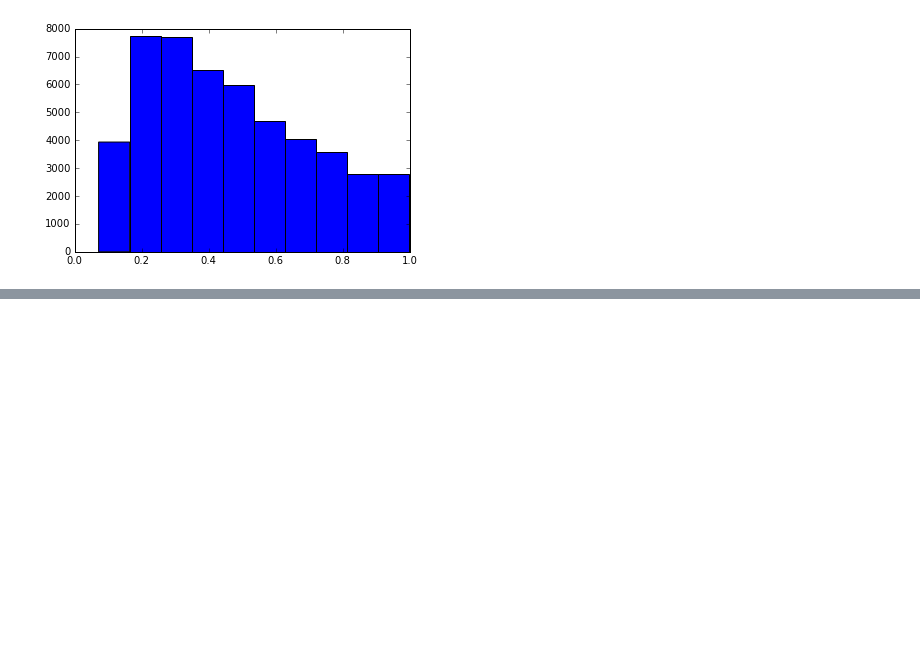
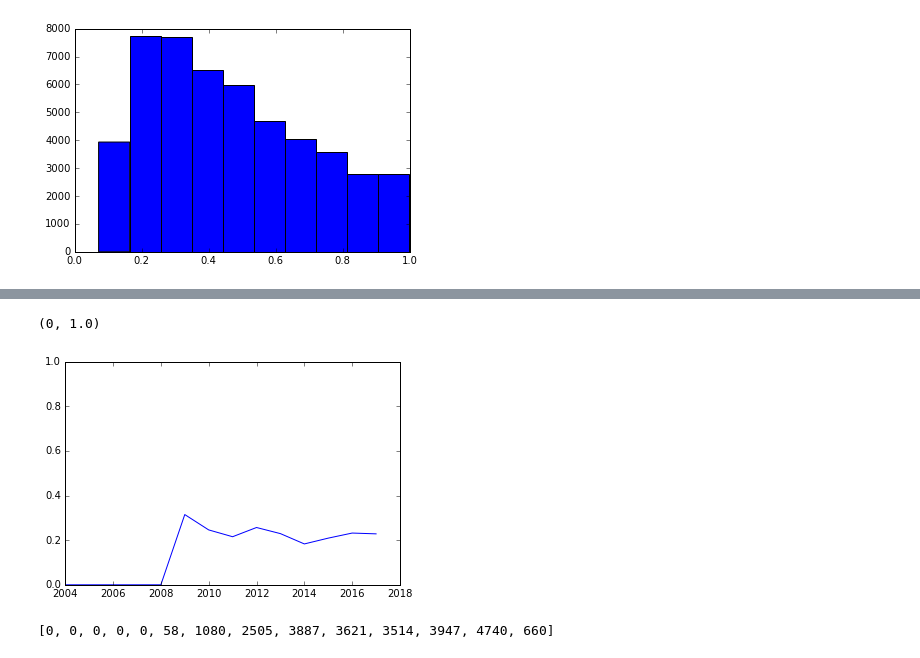
Before and after one commit to CornellDataScience/Yelp, a Jupyter notebook: salt-baes/Veronica/vmo5_eliteusers.ipynb, the cells around one changed output, grey strips where cells are left out. Saved outputs shown, nothing was run; the diff lists cells and outputs as text; code cells hidden in the pictures; blank space fills up the shorter version.

```diff
--- a/salt-baes/Veronica/vmo5_eliteusers.ipynb
+++ b/salt-baes/Veronica/vmo5_eliteusers.ipynb
@@ -162,3 +200,9 @@ tipyears = groupTipsbyYear(tip)
+# %%
+tipelites11 = getTipElites(tipyears[11], elites[11]) #2015
+# %%
+tipelites12 = getTipElites(tipyears[12], elites[12]) #2016
+# %%
+tipelites13 = getTipElites(tipyears[13], elites[13]) #2017
 # %%
 len_tipyears=[]
 for x in tipyears:
@@ -171,0 +241,7 @@ NameError: name 'tipelites' is not defined
+# %%
+#How many of these tips are coming from the same individuals?
+plt.plot(yearspossible, percent_tipsfromelites)
+plt.ylim(0, 1.0)
+# %% [output]
+(0, 1.0)
+[figure, added]
@@ -171,0 +271,4 @@ NameError: name 'tipelites' is not defined
+# %%
+print [len(x[a].keys()) for a in yearspossible]
+# %% [output]
+[0, 0, 0, 0, 0, 58, 1080, 2505, 3887, 3621, 3514, 3947, 4740, 660]
```
Also changed, not shown: parts of 68 cells of this notebook, 4 other files.
